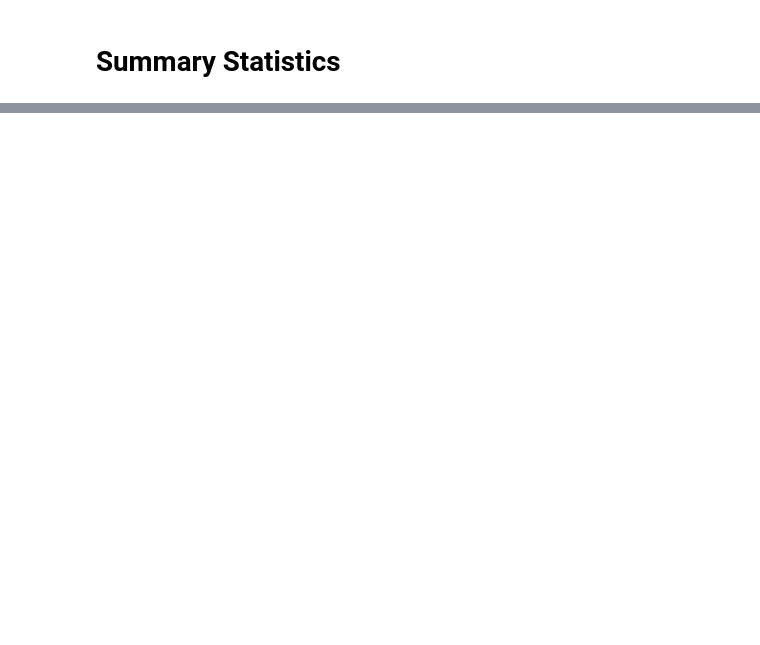
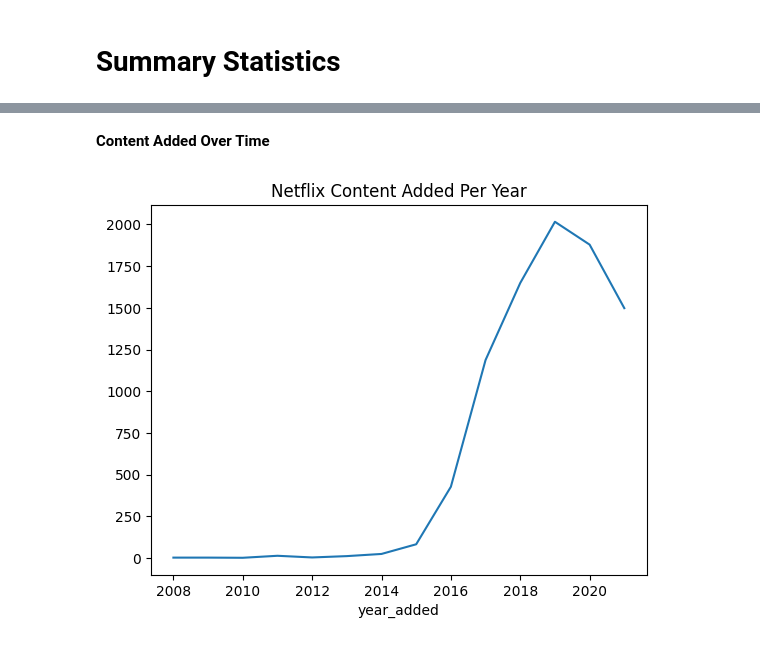
Before and after one commit to Vinaya-Busam/BNM-Tech-Solutions---Data-Cleaning-Analysis, a Jupyter notebook: Data_Cleaning_&_Analysis.ipynb, the cells around one changed output, grey strips where cells are left out. Cells and saved outputs as stored; diff of their text form; code cells hidden in the pictures; blank space fills up the shorter version.

```diff
--- a/Data_Cleaning_&_Analysis.ipynb
+++ b/Data_Cleaning_&_Analysis.ipynb
@@ -194,0 +285,8 @@ dataset.head()
+# %% [markdown]
+**Content Added Over Time**
+# %%
+dataset['year_added'].value_counts().sort_index().plot(kind='line')
+plt.title('Netflix Content Added Per Year')
+plt.show()
+# %% [output]
+[figure, added]
```
Also changed, not shown: parts of 14 cells of this notebook.
